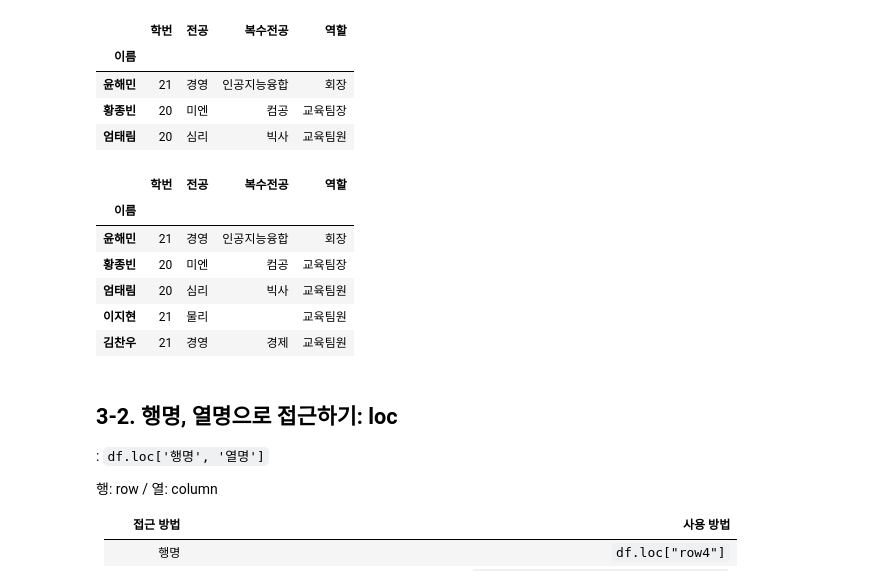
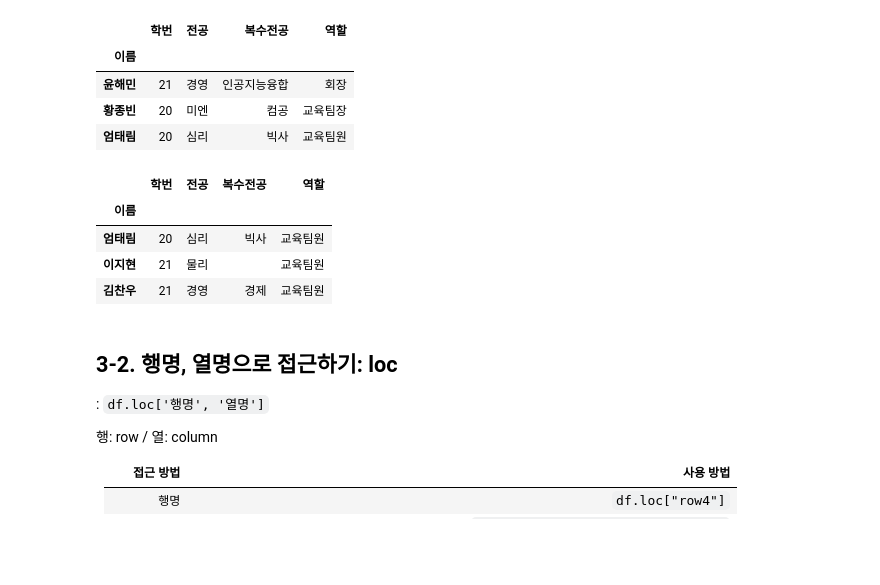
Before and after one commit to Insight-Sogang-Univ/insight-14th, a Jupyter notebook: basic/jjang-yukyung/session00/assignment_pandasIntro.ipynb, the cells around one changed output. Cells and saved outputs as stored; diff of their text form; code cells hidden in the pictures; blank space fills up the shorter version.

```diff
--- a/basic/jjang-yukyung/session00/assignment_pandasIntro.ipynb
+++ b/basic/jjang-yukyung/session00/assignment_pandasIntro.ipynb
@@ -45,7 +45,7 @@ lst = [['윤해민', 21, '경영', '인공지능융합', '회장'],
        ['이지현', 21, '물리', '', '교육팀원'],
        ['김찬우', 21, '경영', '경제', '교육팀원']]
 
-df = pd.***(***, columns=['이름', '학번', '전공', '복수전공', '역할'])
+df = pd.DataFrame(lst, columns=['이름', '학번', '전공', '복수전공', '역할'])
 df = df.set_index('이름')
 
 df
@@ -112,12 +112,10 @@ df.***(3)
 | 황종빈 | 20 | 미엔 | 컴공 | 교육팀장 |
 | 엄태림 | 20 | 심리 | 빅사 | 교육팀원 |
 # %%
-df.tail() #개수를 쓰지 않을 경우 5개만 출력
+df.tail(3) #개수를 쓰지 않을 경우 5개만 출력
 # %% [output]
 |  | 학번 | 전공 | 복수전공 | 역할 |
 | 이름 |  |  |  |  |
-| 윤해민 | 21 | 경영 | 인공지능융합 | 회장 |
-| 황종빈 | 20 | 미엔 | 컴공 | 교육팀장 |
 | 엄태림 | 20 | 심리 | 빅사 | 교육팀원 |
 | 이지현 | 21 | 물리 |  | 교육팀원 |
 | 김찬우 | 21 | 경영 | 경제 | 교육팀원 |
```
Also changed, not shown: parts of 22 cells of this notebook, 1 other file.
